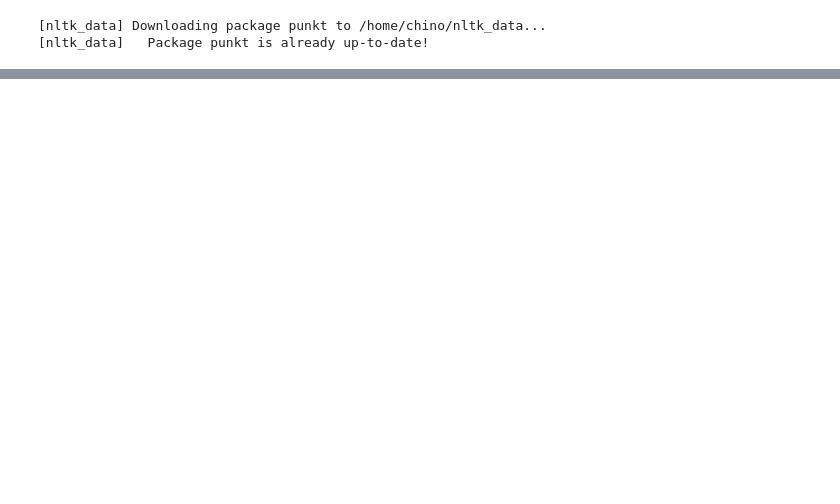
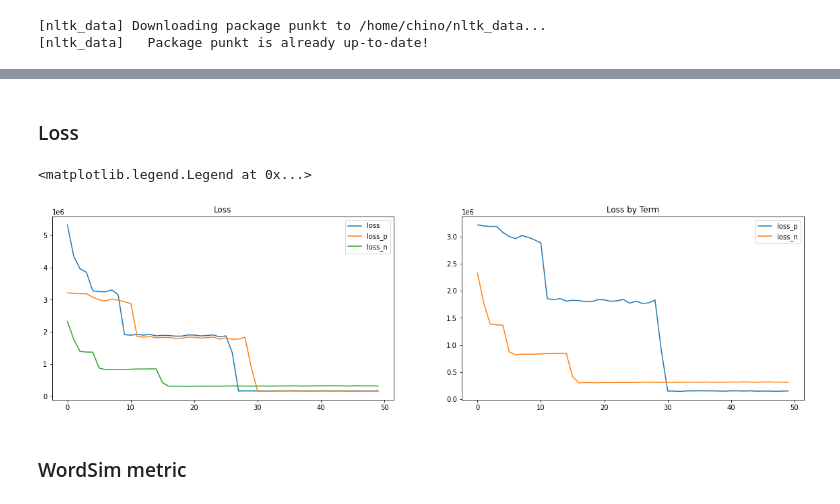
Before and after one commit to juancruzsosa/thesis, a Jupyter notebook: W2V_Stability.ipynb, the cells around one changed output, grey strips where cells are left out. Drawn from its saved outputs; the diff is of its cells as text; code cells hidden in the pictures; blank space fills up the shorter version.

```diff
--- a/W2V_Stability.ipynb
+++ b/W2V_Stability.ipynb
@@ -107,0 +159,13 @@ w2v = Word2Vec(sentences=train_sentences,
+# %%
+def load_ws(ds_root):
+    df_ws = pd.read_csv(ds_root/'wordsim353_sim_rel'/'wordsim353_agreed.txt',
+                    sep='\t',
+                    comment='#',
+                    usecols=[1,2,3],
+                    names=['word_a',
+                           'word_b',
+                           'rank'])
+    return df_ws
+
+ws = load_ws(EVAL_ROOT)
+ws.head()
@@ -107,0 +181,23 @@ w2v = Word2Vec(sentences=train_sentences,
+# %%
+centroid_callback = CentroidCalculation()
+loss_callback = LossCallback()
+hparams_callback = HyperParamLogger(alpha=lambda model: model.min_alpha_yet_reached,
+                                    loss=lambda _: loss_callback.loss,
+                                    loss_p=lambda _: loss_callback.loss_a,
+                                    loss_n=lambda _: loss_callback.loss_b,
+                                    dist_mean=lambda _: centroid_callback.dist_mean,
+                                    dist_std=lambda _: centroid_callback.dist_std,
+                                    corr=lambda model: evaluate_model(model, ws))
+
+w2v = Word2Vec(alpha=0.025,
+               min_alpha=0.025,
+               workers=cpu_count(),
+               vector_size=100,
+               window=5,
+               min_count=3,
+               sg=1,
+               negative=5,
+               )
+w2v.build_vocab(train_sentences, update=False)
+idx2word = w2v.wv.index_to_key
+word2index = w2v.wv.key_to_index
@@ -107,0 +294,14 @@ w2v = Word2Vec(sentences=train_sentences,
+# %% [markdown]
+### Loss
+# %%
+params_hist = pd.DataFrame.from_records(hparams_callback._params_hist)
+# %%
+fig, axs = plt.subplots(figsize=(20, 5), ncols=2)
+params_hist[['loss', 'loss_p', 'loss_n']].plot(ax=axs[0], title='Loss')
+(params_hist[['loss_p', 'loss_n']]).plot(ax=axs[1], title='Loss by Term')
+plt.legend()
+# %% [output]
+<matplotlib.legend.Legend at 0x...>
+[figure, added]
+# %% [markdown]
+### WordSim metric
```
Also changed, not shown: parts of 49 cells of this notebook, 2 other files.
